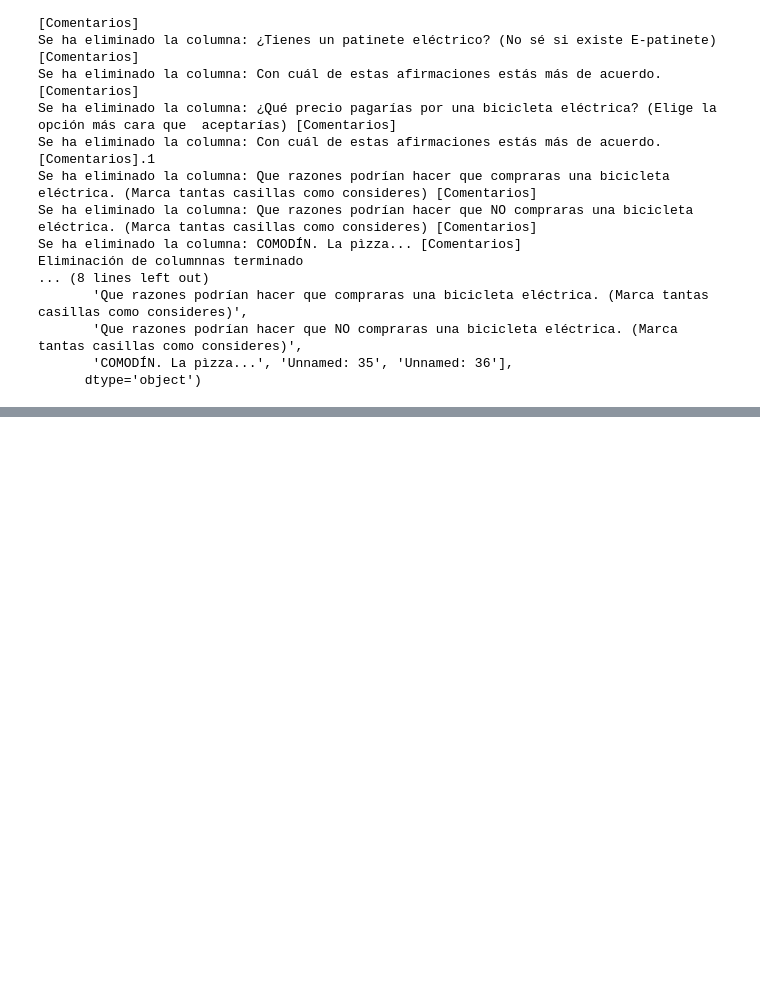
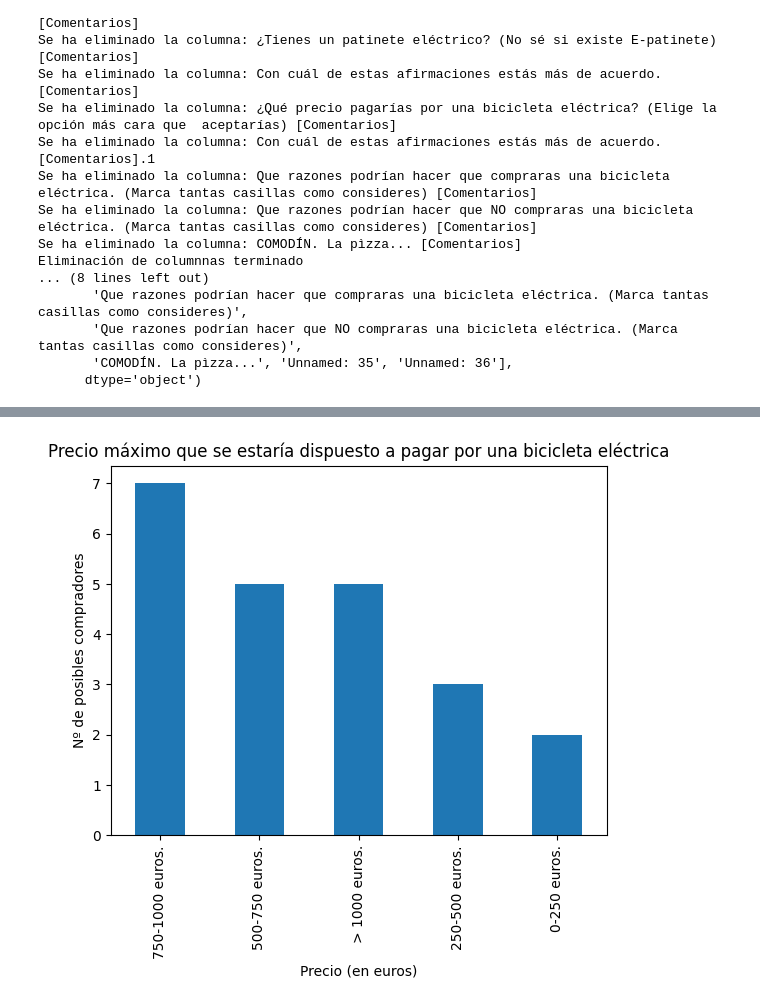
Before and after one commit to Auzmendi/project-6, a Jupyter notebook: df_ebike.ipynb, the cells around one changed output, grey strips where cells are left out. Cells and saved outputs as stored; diff of their text form; code cells hidden in the pictures; blank space fills up the shorter version.

```diff
--- a/df_ebike.ipynb
+++ b/df_ebike.ipynb
@@ -107,0 +127,2 @@ Name: Hora, Length: 80, dtype: object
+# %%
+df= df.rename(columns= {df.columns[7] : 'precio_max_bicicleta_electrica'})
@@ -107,0 +248,14 @@ Name: Hora, Length: 80, dtype: object
+# %%
+
+
+conteo_valores =df_posibles_compradores['precio_max_bicicleta_electrica'].value_counts()
+ # Crea un gráfico de barras
+conteo_valores.plot(kind='bar')
+ # Agrega etiquetas al gráfico
+plt.title('Precio máximo que se estaría dispuesto a pagar por una bicicleta eléctrica')
+plt.xlabel('Precio (en euros)')
+plt.ylabel('Nº de posibles compradores')
+ # Muestra el gráfico
+plt.show()
+# %% [output]
+[figure, added]
```
Also changed, not shown: parts of 29 cells of this notebook, 5 other files.
